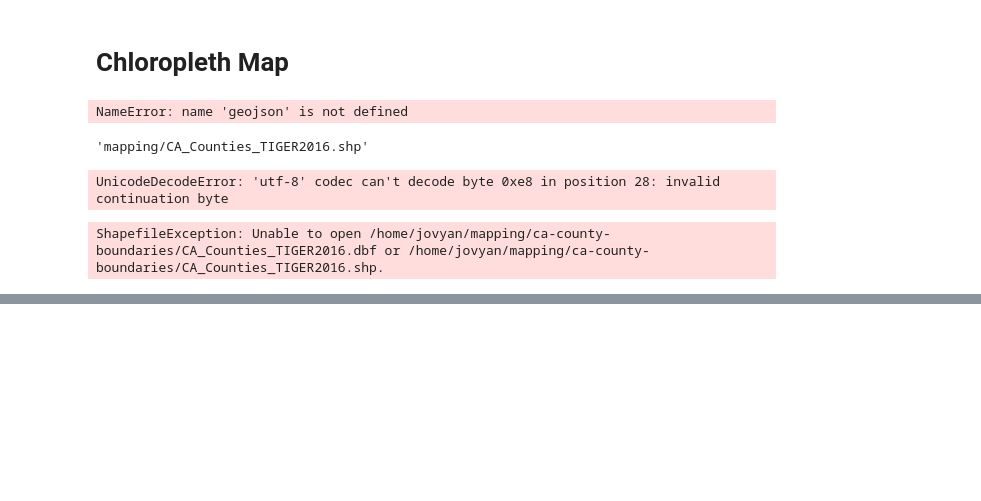
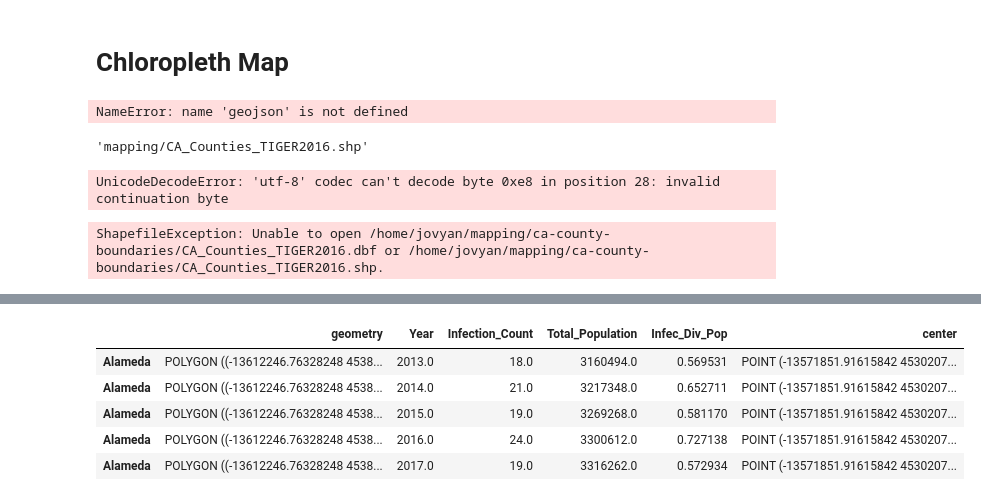
Before and after one commit to ds-modules/MCB-50, a Jupyter notebook: Data Exploration.ipynb, the cells around one changed output, grey strips where cells are left out. Cells and saved outputs as stored; diff of their text form; code cells hidden in the pictures; blank space fills up the shorter version.

```diff
--- a/Data Exploration.ipynb
+++ b/Data Exploration.ipynb
@@ -632,0 +652,13 @@ inline_map(mapa)
+# %%
+merged = gdf.set_index('NAME').join(infec_pop_merge.set_index('County'))
+merged["center"] = merged["geometry"].centroid
+merged_points = merged.copy().reset_index()
+merged_points.set_geometry("center", inplace = True)
+merged.head()
+# %% [output]
+|  | geometry | Year | Infection_Count | Total_Population | Infec_Div_Pop | center |
+| Alameda | POLYGON ((-13612246.76328248 4538... | 2013.0 | 18.0 | 3160494.0 | 0.569531 | POINT (-13571851.91615842 4530207... |
+| Alameda | POLYGON ((-13612246.76328248 4538... | 2014.0 | 21.0 | 3217348.0 | 0.652711 | POINT (-13571851.91615842 4530207... |
+| Alameda | POLYGON ((-13612246.76328248 4538... | 2015.0 | 19.0 | 3269268.0 | 0.581170 | POINT (-13571851.91615842 4530207... |
+| Alameda | POLYGON ((-13612246.76328248 4538... | 2016.0 | 24.0 | 3300612.0 | 0.727138 | POINT (-13571851.91615842 4530207... |
+| Alameda | POLYGON ((-13612246.76328248 4538... | 2017.0 | 19.0 | 3316262.0 | 0.572934 | POINT (-13571851.91615842 4530207... |
```
Also changed, not shown: parts of 4 cells of this notebook, 2 other files.
